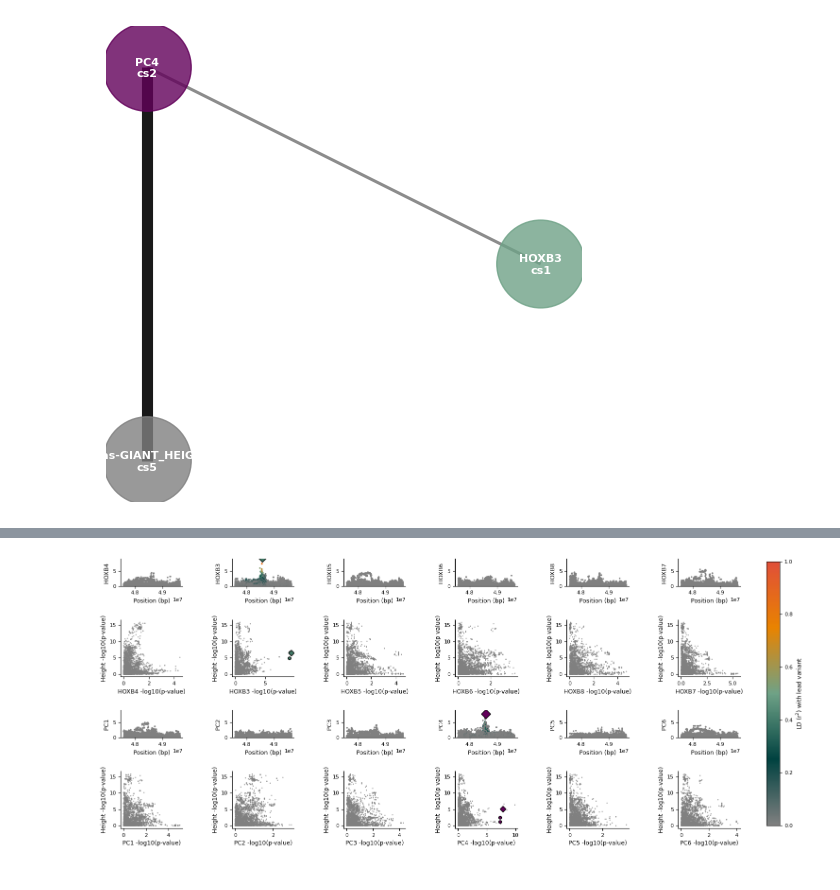
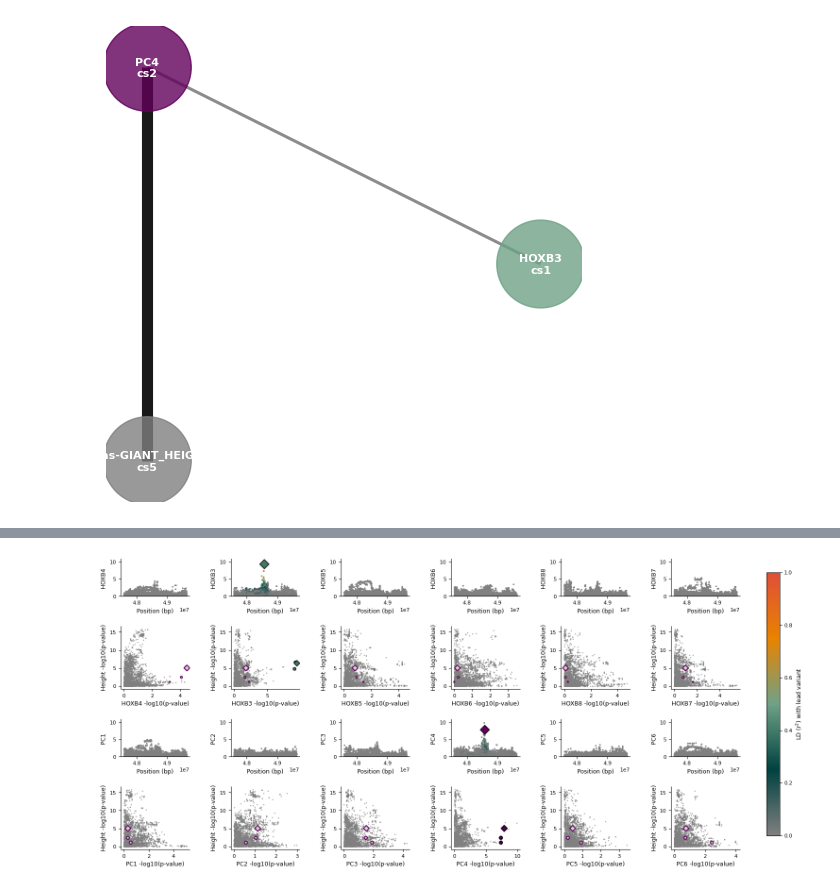
Before and after one commit to kal26/pcqtls, a Jupyter notebook: workflow/supplemental_figures/figure_s12.ipynb, the cells around one changed output, grey strips where cells are left out. Drawn from its saved outputs; the diff is of its cells as text; code cells hidden in the pictures.

```diff
--- a/workflow/supplemental_figures/figure_s12.ipynb
+++ b/workflow/supplemental_figures/figure_s12.ipynb
@@ -152,8 +151,8 @@ def plot_egene_coloc(ax, gene_name, example_egene_id, nominal_e, example_gwas, g
 
     if plot_example_cs:
         example_cs_lead_variant_id = example_cs[example_cs['pip'] == example_cs['pip'].max()]['variant_id'].iloc[0]
-        sns.scatterplot(gwas_egene_pvalues_merged[gwas_egene_pvalues_merged['variant_id'].isin(example_cs['variant_id'])], x='qtl_pvalue', y='gwas_pvalue', s=40*example_cs['pip'], alpha=1, linewidth=1, edgecolor='k', ax=ax, color='#417865', legend=False)
-        sns.scatterplot(gwas_egene_pvalues_merged[gwas_egene_pvalues_merged['variant_id'].isin([example_cs_lead_variant_id])], x='qtl_pvalue', y='gwas_pvalue', s=40, alpha=1, linewidth=1, edgecolor='k', ax=ax, color='#417865', marker='D', legend=False)
+        sns.scatterplot(gwas_egene_pvalues_merged[gwas_egene_pvalues_merged['variant_id'].isin(example_cs['variant_id'])], x='qtl_pvalue', y='gwas_pvalue', s=40*example_cs['pip'], alpha=1, linewidth=1.5, edgecolor='#62005A', ax=ax, color='lightgrey', legend=False)
+        sns.scatterplot(gwas_egene_pvalues_merged[gwas_egene_pvalues_merged['variant_id'].isin([example_cs_lead_variant_id])], x='qtl_pvalue', y='gwas_pvalue', s=40, alpha=1, linewidth=1.5, edgecolor='#62005A', ax=ax, color='lightgrey', marker='D', legend=False)
 
     if plot_egene_cs:
         egene_cs = susie_annotated[susie_annotated['phenotype_id'] == example_cluster_id + '_e_' + example_egene_id]
@@ -177,17 +176,17 @@ def plot_pcgene_coloc(ax, example_pc_num, nominal_pc, example_gwas, gwas_name, p
     sns.scatterplot(gwas_pc_pvalues_merged, x='qtl_pvalue', y='gwas_pvalue', s=2, alpha=1, edgecolor=None, ax=ax, color='grey', legend=False)
 
     if plot_example_cs:
-        sns.scatterplot(gwas_pc_pvalues_merged[gwas_pc_pvalues_merged['variant_id'].isin(example_cs['variant_id'])], x='qtl_pvalue', y='gwas_pvalue', s=20, alpha=1, linewidth=1, edgecolor='k', ax=ax, color='#62005A', legend=False)
+        sns.scatterplot(gwas_pc_pvalues_merged[gwas_pc_pvalues_merged['variant_id'].isin(example_cs['variant_id'])], x='qtl_pvalue', y='gwas_pvalue', s=20, alpha=1, linewidth=1.5, edgecolor='#62005A', ax=ax, color='lightgrey', legend=False)
         example_cs_lead_variant_id = example_cs[example_cs['pip'] == example_cs['pip'].max()]['variant_id'].iloc[0]
-        sns.scatterplot(gwas_pc_pvalues_merged[gwas_pc_pvalues_merged['variant_id'].isin([example_cs_lead_variant_id])], x='qtl_pvalue', y='gwas_pvalue', s=40, alpha=1, linewidth=1, edgecolor='k', ax=ax, color='#62005A', marker='D', legend=False)
+        sns.scatterplot(gwas_pc_pvalues_merged[gwas_pc_pvalues_merged['variant_id'].isin([example_cs_lead_variant_id])], x='qtl_pvalue', y='gwas_pvalue', s=40, alpha=1, linewidth=1.5, edgecolor='#62005A', ax=ax, color='lightgrey',  marker='D', legend=False)
 
     if plot_pc_cs:
         pc_cs = susie_annotated[susie_annotated['phenotype_id'] == example_cluster_id + '_pc' + str(example_pc_num)]
         if len(pc_cs) > 0:
             pc_cs_lead_variant_id = pc_cs.groupby('cs_id').apply(lambda x: x[x['pip'] == x['pip'].max()]['variant_id'].iloc[0]).reset_index(name='variant_id')['variant_id'].values
-            sns.scatterplot(gwas_pc_pvalues_merged[gwas_pc_pvalues_merged['variant_id'].isin(pc_cs['variant_id'])], x='qtl_pvalue', y='gwas_pvalue', s=20, alpha=1, linewidth=1, edgecolor='k', ax=ax, color='#62005A', legend=False)
+            sns.scatterplot(gwas_pc_pvalues_merged[gwas_pc_pvalues_merged['variant_id'].isin(pc_cs['variant_id'])], x='qtl_pvalue', y='gwas_pvalue', s=20, alpha=1, linewidth=1.5, edgecolor='k', ax=ax, color='#62005A', legend=False)
             pc_cs_lead_variant_id = pc_cs[pc_cs['pip'] == pc_cs['pip'].max()]['variant_id'].iloc[0]
-            sns.scatterplot(gwas_pc_pvalues_merged[gwas_pc_pvalues_merged['variant_id'].isin([pc_cs_lead_variant_id])], x='qtl_pvalue', y='gwas_pvalue', s=40, alpha=1, linewidth=1, ax=ax, edgecolor='k', color='#62005A', marker='D', legend=False)
+            sns.scatterplot(gwas_pc_pvalues_merged[gwas_pc_pvalues_merged['variant_id'].isin([pc_cs_lead_variant_id])], x='qtl_pvalue', y='gwas_pvalue', s=40, alpha=1, linewidth=1.5, ax=ax, edgecolor='k', color='#62005A', marker='D', legend=False)
 
     ax.spines[['right', 'top']].set_visible(False)
     ax.set_xlabel(f'PC{example_pc_num} -log10(p-value)')
@@ -505,6 +290,7 @@ plt.show()
 # Separate eQTL and pcQTL phenotypes
 egene_phenotypes = list(nominal_e['phenotype_id'].unique())
 pc_phenotypes = list(nominal_pc['phenotype_id'].unique())
+example_cluster_cs = susie_annotated[susie_annotated['phenotype_id'].str.contains(example_cluster_id)]
 phenotypes_with_cs = example_cluster_cs['phenotype_id'].unique()
 n_egene = len(egene_phenotypes)
 n_pc = len(pc_phenotypes)
@@ -513,13 +299,13 @@ n_gwas = len(example_gwas_traits)
 # Set up the figure: 4 rows (eGene pos, eGene coloc, PC pos, PC coloc)
 # Use different height ratios for the rows
 ncols = max(n_egene, n_pc)
-height_ratios = [1.2, 2.5, 1.2, 2.5]  # Example: position rows shorter, coloc rows taller
+height_ratios = [1.5, 2.5, 1.5, 2.5]  # Example: position rows shorter, coloc rows taller
 fig, ax = plt.subplots(
     nrows=4,
     ncols=ncols,
     figsize=(3 * ncols, sum(height_ratios) * 1),  # Adjust height to match ratios
     squeeze=False,
-    gridspec_kw={'height_ratios': height_ratios, 'wspace': 0.8, 'hspace': 0.8}
+    gridspec_kw={'height_ratios': height_ratios, 'wspace': 0.6, 'hspace': 0.6}
 )
 
 # Row 0: eGene position plots
@@ -596,7 +382,7 @@ for i, pheno_id in enumerate(egene_phenotypes):
     ax[0, i].set_xlabel("Position (bp)")
     ax[0, i].spines['right'].set_visible(False)
     ax[0, i].spines['top'].set_visible(False)
-    ax[0, i].set_ylim(0, -np.log10(rounded_min_pval)-1)
+    ax[0, i].set_ylim(0, -np.log10(rounded_min_pval)+1)
 
 # Row 1: eGene coloc plots
 for i, pheno_id in enumerate(egene_phenotypes):
@@ -610,7 +396,7 @@ for i, pheno_id in enumerate(egene_phenotypes):
             gwas_data[gwas_trait_idx],
             gwas_names[gwas_trait_idx],
             plot_egene_cs=(pheno_id in phenotypes_with_cs),
-            plot_example_cs=False
+            plot_example_cs=True
         )
 
 
@@ -688,33 +474,33 @@ for i, pheno_id in enumerate(pc_phenotypes):
     ax[2, i].set_ylabel(f"{pheno_label} ")
     ax[2, i].set_xlabel("Position (bp)")
     ax[2, i].spines['right'].set_visible(False)
     ax[2, i].spines['top'].set_visible(False)
-    ax[2, i].set_ylim(0, -np.log10(rounded_min_pval)-1)
+    ax[2, i].set_ylim(0, -np.log10(rounded_min_pval)+1)
 
 # Row 3: PC coloc plots
 for i, pheno_id in enumerate(pc_phenotypes):
     pc_num = int(pheno_id.split('_pc')[-1]) if '_pc' in pheno_id else 1
     for gwas_trait_idx in range(n_gwas):
         plot_pcgene_coloc(
             ax[3, i],
             pc_num,
             nominal_pc,
             gwas_data[gwas_trait_idx],
             gwas_names[gwas_trait_idx],
             plot_pc_cs=(pheno_id in phenotypes_with_cs),
-            plot_example_cs=False
+            plot_example_cs=True
         )
 
 
 # Add the LD colorbar to the right of the figure if any credible sets present
 if any(pheno_id in phenotypes_with_cs for pheno_id in egene_phenotypes + pc_phenotypes):
     sm = mpl.cm.ScalarMappable(cmap=ld_palette, norm=ld_norm)
     sm.set_array([])
     cbar = plt.colorbar(sm, ax=ax, orientation='vertical', fraction=0.02, pad=0.04)
     cbar.set_label('LD (r$^2$) with lead variant')
 
 plt.savefig(f"{config['working_dir']}/workflow/supplemental_figures/figures/figure_s12.pdf",
             transparent=True, bbox_inches='tight', dpi=300)
 plt.show()
 # %% [output]
-[figure, old version]
+[figure, new version]
```
Also changed, not shown: parts of 8 cells of this notebook, 9 other files.
